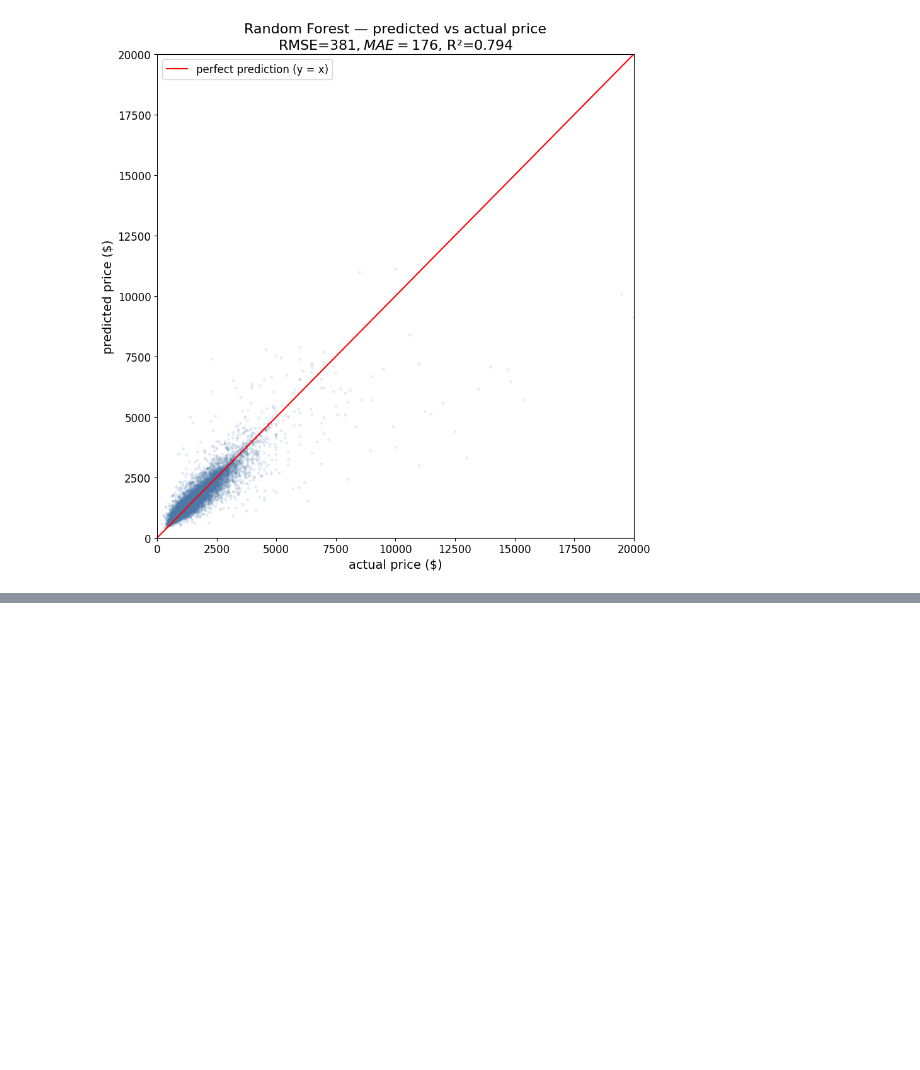
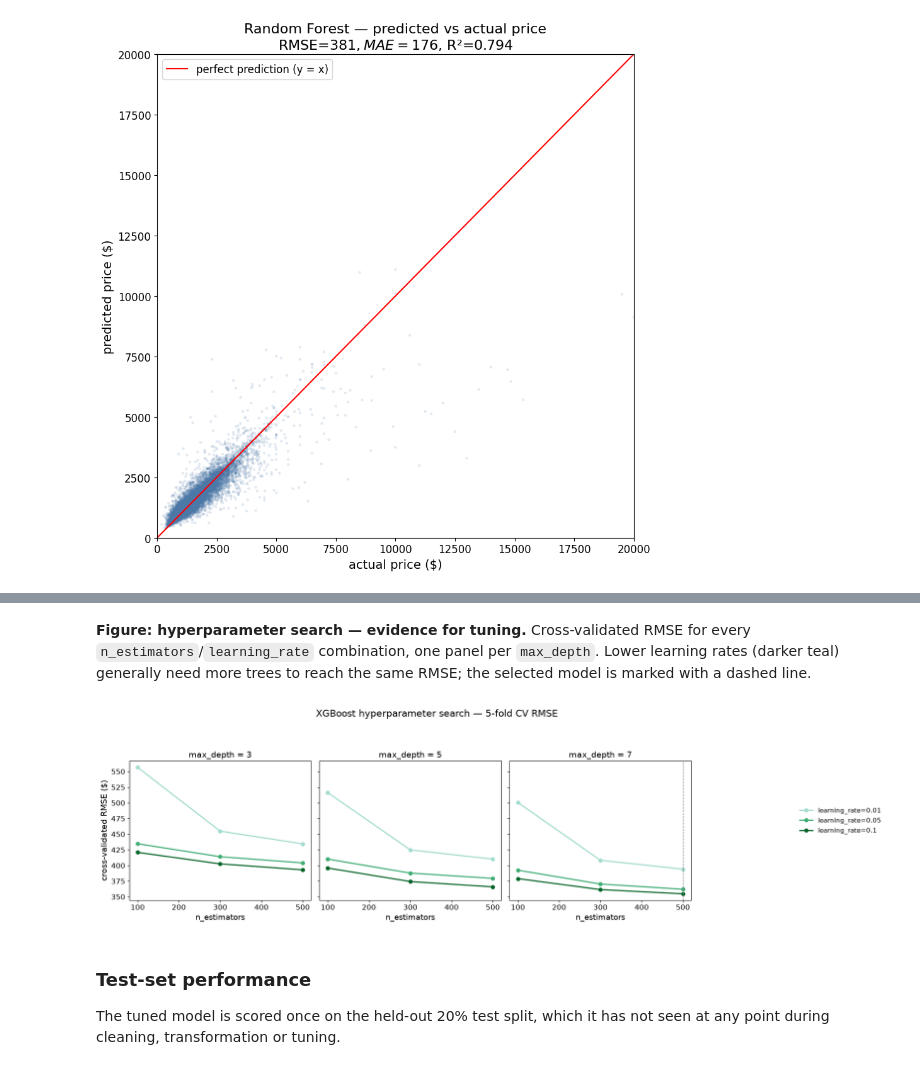
Before and after one commit to jason1ng/apartment_rental_price_prediction, a Jupyter notebook: notebooks/03_modelling.ipynb, the cells around one changed output, grey strips where cells are left out. Cells and saved outputs as stored; diff of their text form; code cells hidden in the pictures; blank space fills up the shorter version.

Commit message:
feat: add xgboost

```diff
--- a/notebooks/03_modelling.ipynb
+++ b/notebooks/03_modelling.ipynb
@@ -343,0 +397,53 @@ plt.show()
+# %% [markdown]
+**Figure: hyperparameter search — evidence for tuning.**
+Cross-validated RMSE for every `n_estimators`/`learning_rate` combination, one
+panel per `max_depth`. Lower learning rates (darker teal) generally need more
+trees to reach the same RMSE; the selected model is marked with a dashed
+line.
+# %%
+results = xgb_grid.cv_results_
+fig, axes = plt.subplots(1, 3, figsize=(16, 5), sharey=True)
+
+depth_values = [3, 5, 7]
+lr_values = [0.01, 0.05, 0.1]
+teals = plt.cm.BuGn(np.linspace(0.35, 0.90, len(lr_values)))
+lr_labels = {0.01: "learning_rate=0.01", 0.05: "learning_rate=0.05", 0.1: "learning_rate=0.1"}
+
+handles, labels = [], []
+for lr, color in zip(lr_values, teals):
+    for depth, ax in zip(depth_values, axes):
+        mask = (np.array(results["param_regressor__learning_rate"]) == lr) & \
+               (np.array(results["param_regressor__max_depth"]) == depth)
+        n_est = np.array(results["param_regressor__n_estimators"])[mask]
+        rmse  = -np.array(results["mean_test_score"])[mask]
+        order = np.argsort(n_est)
+        line, = ax.plot(n_est[order], rmse[order], marker="o",
+                       color=color, linewidth=2)
+        if depth == depth_values[0]:
+            handles.append(line)
+            labels.append(lr_labels[lr])
+    axes[0].set_ylabel("cross-validated RMSE ($)", fontsize=14)
+
+for depth, ax in zip(depth_values, axes):
+    ax.set_title(f"max_depth = {depth}", fontsize=14)
+    ax.set_xlabel("n_estimators", fontsize=13)
+    ax.tick_params(axis="both", labelsize=12)
+
+# Mark the best model
+best_depth_idx = depth_values.index(xgb_grid.best_params_["regressor__max_depth"])
+best_n = xgb_grid.best_params_["regressor__n_estimators"]
+axes[best_depth_idx].axvline(best_n, color="grey", linestyle="--", linewidth=1)
+
+fig.suptitle("XGBoost hyperparameter search — 5-fold CV RMSE", fontsize=16, y=1.02)
+fig.legend(handles, labels, loc="center left", bbox_to_anchor=(1.02, 0.5),
+           fontsize=11, frameon=False)
+fig.tight_layout(rect=[0, 0, 0.88, 0.93])
+fig.savefig("../outputs/figures/xgb_hyperparameter_search.png", dpi=200, bbox_inches="tight")
+plt.show()
+# %% [output]
+[figure, added]
+# %% [markdown]
+### Test-set performance
+
+The tuned model is scored once on the held-out 20% test split, which it has not
+seen at any point during cleaning, transformation or tuning.
```
Also changed, not shown: parts of 11 cells of this notebook, 7 other files.
